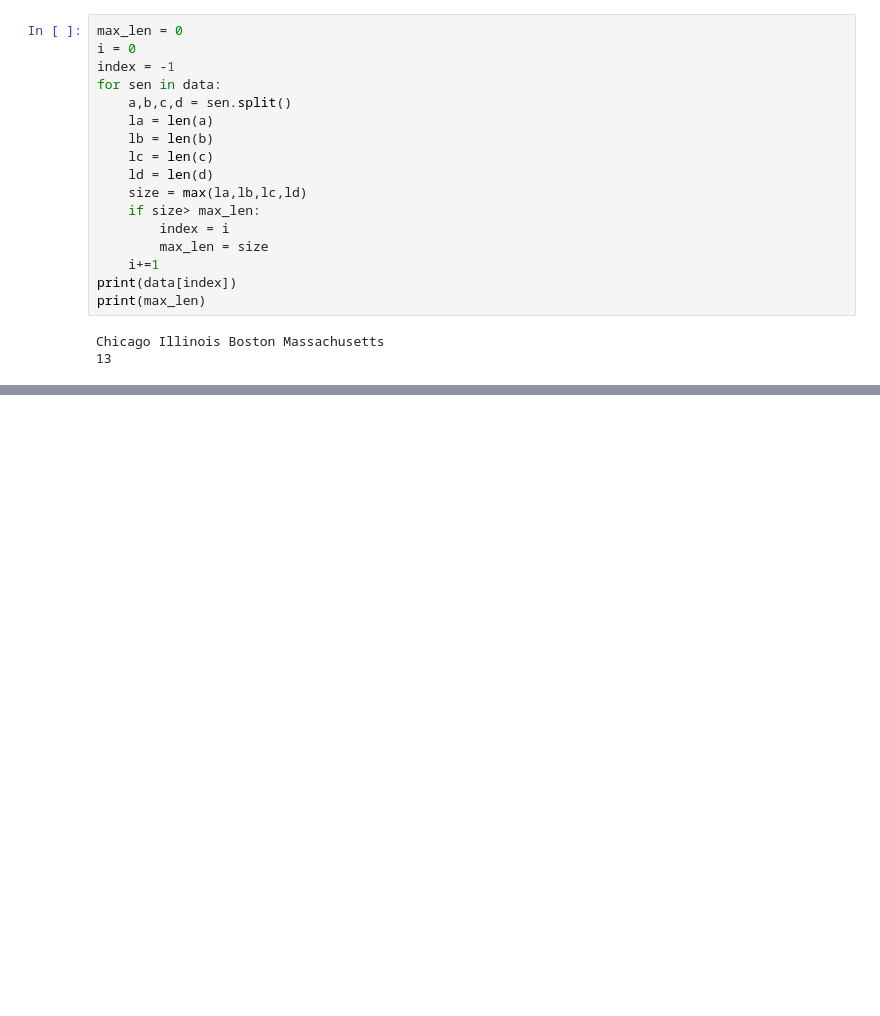
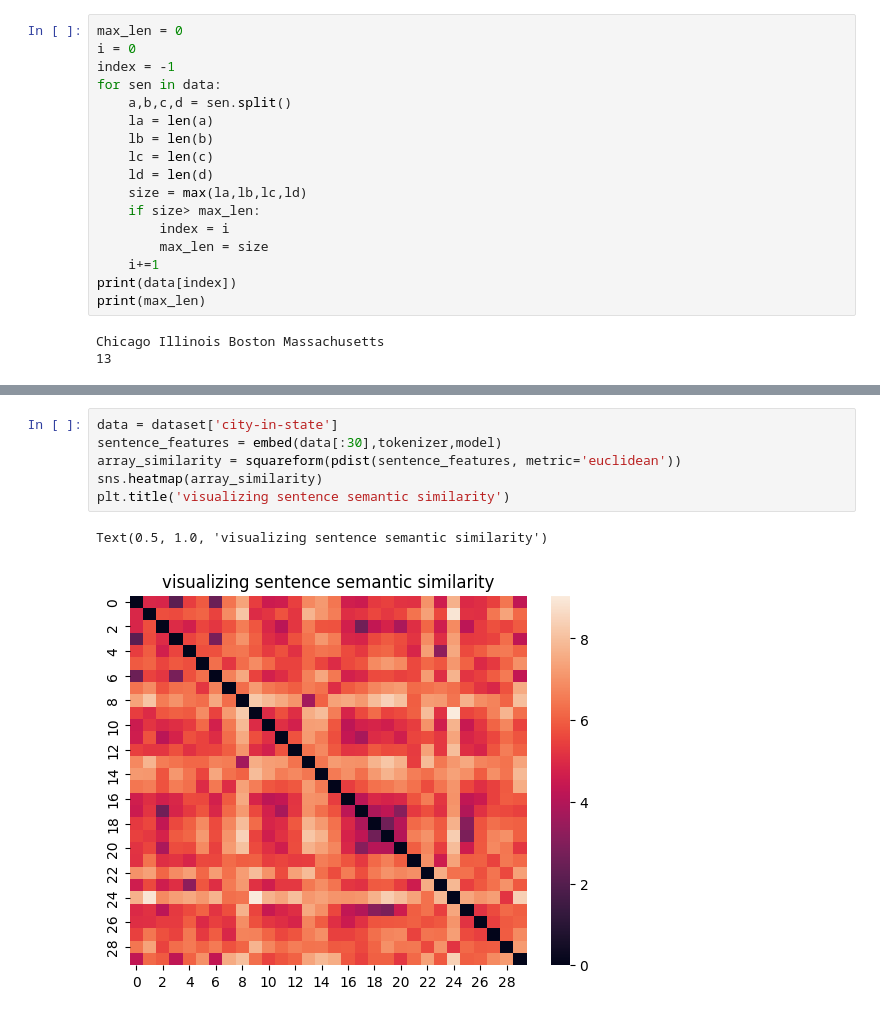
Before and after one commit to PietroC21/Transformers, a Jupyter notebook: bert.ipynb, the cells around one changed output, grey strips where cells are left out. Saved outputs shown, nothing was run; the diff lists cells and outputs as text; blank space fills up the shorter version.

```diff
--- a/bert.ipynb
+++ b/bert.ipynb
@@ -190,0 +330,9 @@ L2 Accuracy :  45.8498
+# %%
+data = dataset['city-in-state']
+sentence_features = embed(data[:30],tokenizer,model)
+array_similarity = squareform(pdist(sentence_features, metric='euclidean'))
+sns.heatmap(array_similarity)
+plt.title('visualizing sentence semantic similarity')
+# %% [output]
+Text(0.5, 1.0, 'visualizing sentence semantic similarity')
+[figure, added]
```
Also changed, not shown: parts of 12 cells of this notebook.
